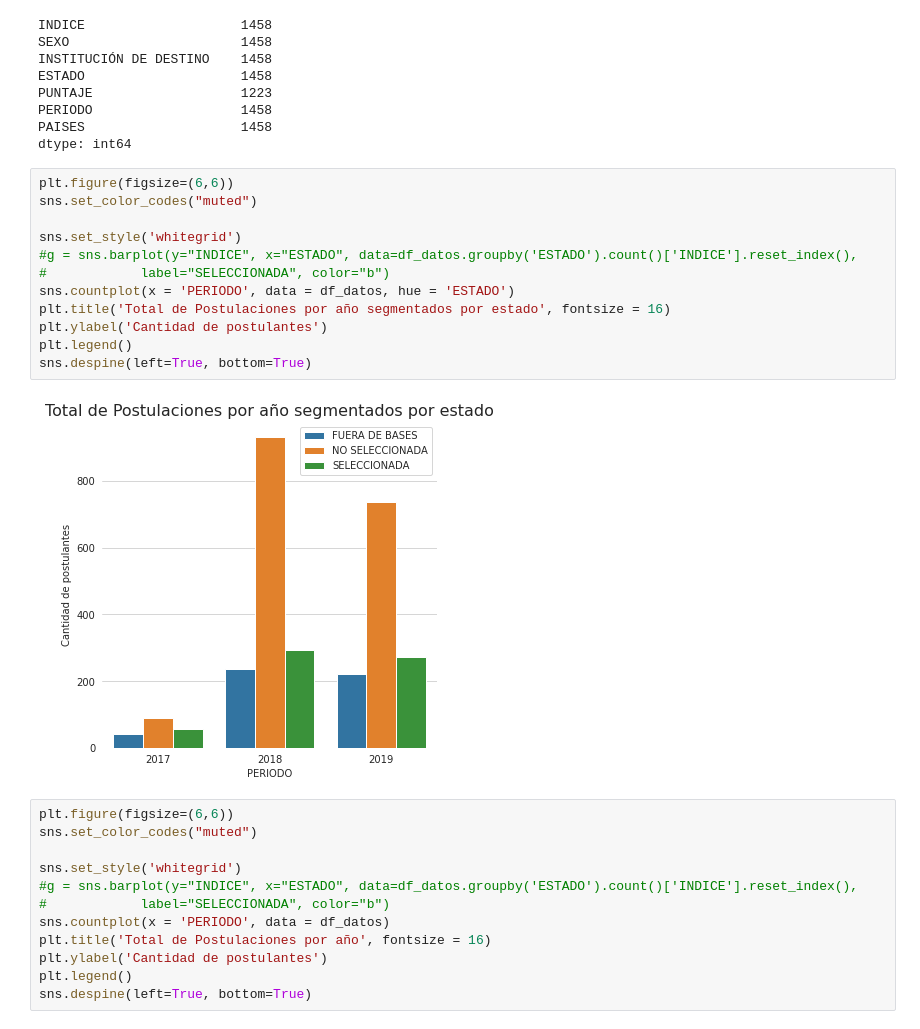
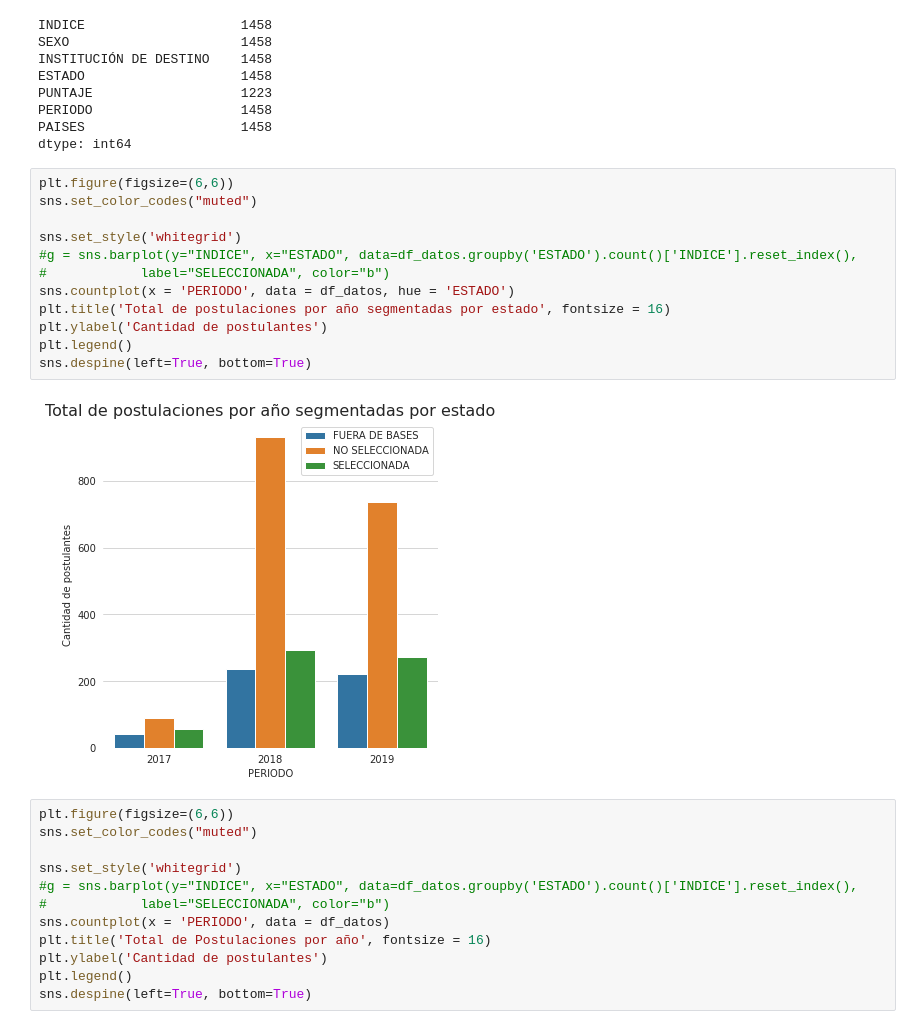
Before and after one commit to Foco22/Resultado_Beca_Magister_Chile, a Jupyter notebook: AnalisisBECASCHILE.ipynb, the cells around one changed output. Cells and saved outputs as stored; diff of their text form.

```diff
--- a/AnalisisBECASCHILE.ipynb
+++ b/AnalisisBECASCHILE.ipynb
@@ -276,17 +276,17 @@ dtype: int64
 # %%
 plt.figure(figsize=(6,6))
 sns.set_color_codes("muted")
 
 sns.set_style('whitegrid')
 #g = sns.barplot(y="INDICE", x="ESTADO", data=df_datos.groupby('ESTADO').count()['INDICE'].reset_index(),
 #            label="SELECCIONADA", color="b")
 sns.countplot(x = 'PERIODO', data = df_datos, hue = 'ESTADO')
-plt.title('Total de Postulaciones por año segmentados por estado', fontsize = 16)
+plt.title('Total de postulaciones por año segmentadas por estado', fontsize = 16)
 plt.ylabel('Cantidad de postulantes')
 plt.legend()
 sns.despine(left=True, bottom=True)
 # %% [output]
-[figure, old version]
+[figure, new version]
 # %%
 plt.figure(figsize=(6,6))
 sns.set_color_codes("muted")
```
Also changed, not shown: parts of 9 cells of this notebook.
